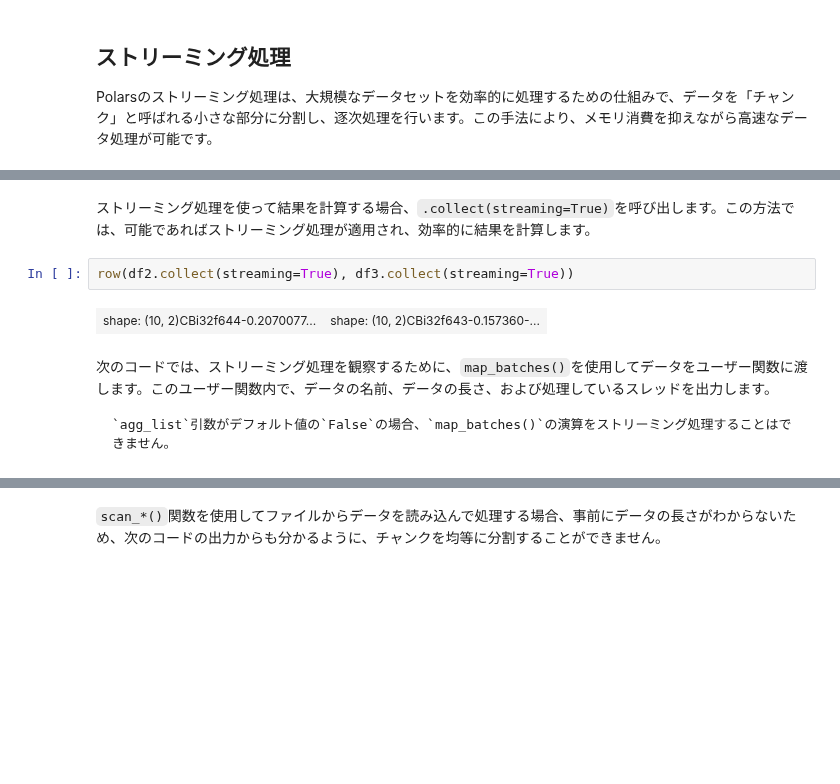
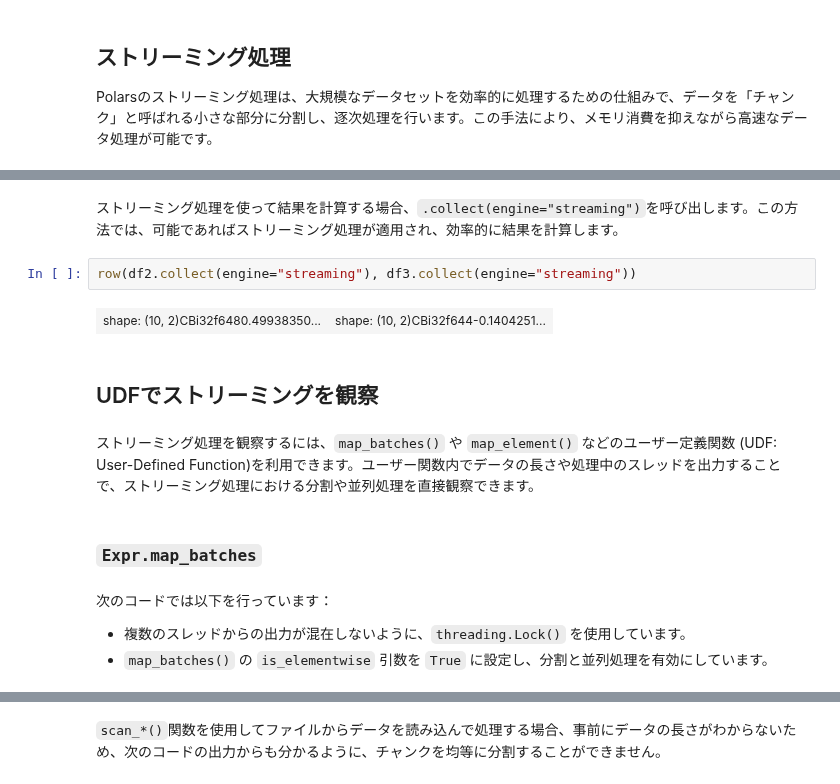
Before and after one commit to ruoyu0088/polars_guide, a Jupyter notebook: polars_guide/055_polars_lazy.ipynb, the cells around one changed output, grey strips where cells are left out. Drawn from its saved outputs; the diff is of its cells as text; blank space fills up the shorter version.

Commit message:
rewrite lazy and streaming for new version

````diff
--- a/polars_guide/055_polars_lazy.ipynb
+++ b/polars_guide/055_polars_lazy.ipynb
@@ -114,15 +103,20 @@ AGGREGATE
 # %% [markdown]
-ストリーミング処理を使って結果を計算する場合、`.collect(streaming=True)`を呼び出します。この方法では、可能であればストリーミング処理が適用され、効率的に結果を計算します。
+ストリーミング処理を使って結果を計算する場合、`.collect(engine="streaming")`を呼び出します。この方法では、可能であればストリーミング処理が適用され、効率的に結果を計算します。
 # %%
-row(df2.collect(streaming=True), df3.collect(streaming=True))
+row(df2.collect(engine="streaming"), df3.collect(engine="streaming"))
 # %% [output]
-| shape: (10, 2)CBi32f644-0.2070077... | shape: (10, 2)CBi32f643-0.157360-... |
+| shape: (10, 2)CBi32f6480.49938350... | shape: (10, 2)CBi32f644-0.1404251... |
+# %% [markdown]
+## UDFでストリーミングを観察
+# %% [markdown]
+ストリーミング処理を観察するには、`map_batches()` や `map_element()` などのユーザー定義関数 (UDF: User-Defined Function)を利用できます。ユーザー関数内でデータの長さや処理中のスレッドを出力することで、ストリーミング処理における分割や並列処理を直接観察できます。
+# %% [markdown]
+### `Expr.map_batches`
 # %% [markdown]
-次のコードでは、ストリーミング処理を観察するために、`map_batches()`を使用してデータをユーザー関数に渡します。このユーザー関数内で、データの名前、データの長さ、および処理しているスレッドを出力します。
+次のコードでは以下を行っています：
 
-```{tip}
-`agg_list`引数がデフォルト値の`False`の場合、`map_batches()`の演算をストリーミング処理することはできません。
-```
+* 複数のスレッドからの出力が混在しないように、`threading.Lock()` を使用しています。
+* `map_batches()` の `is_elementwise` 引数を `True` に設定し、分割と並列処理を有効にしています。
 # %%
 lock = threading.Lock()
 def f(s):
````
Also changed, not shown: parts of 24 cells of this notebook.
